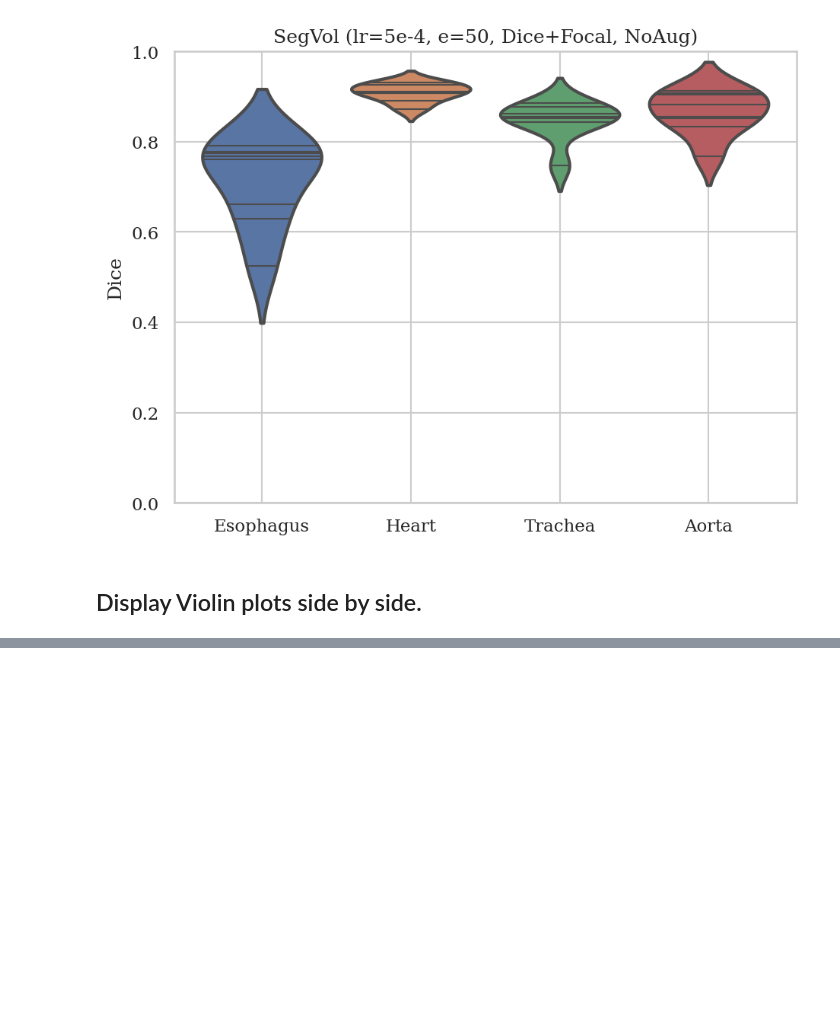
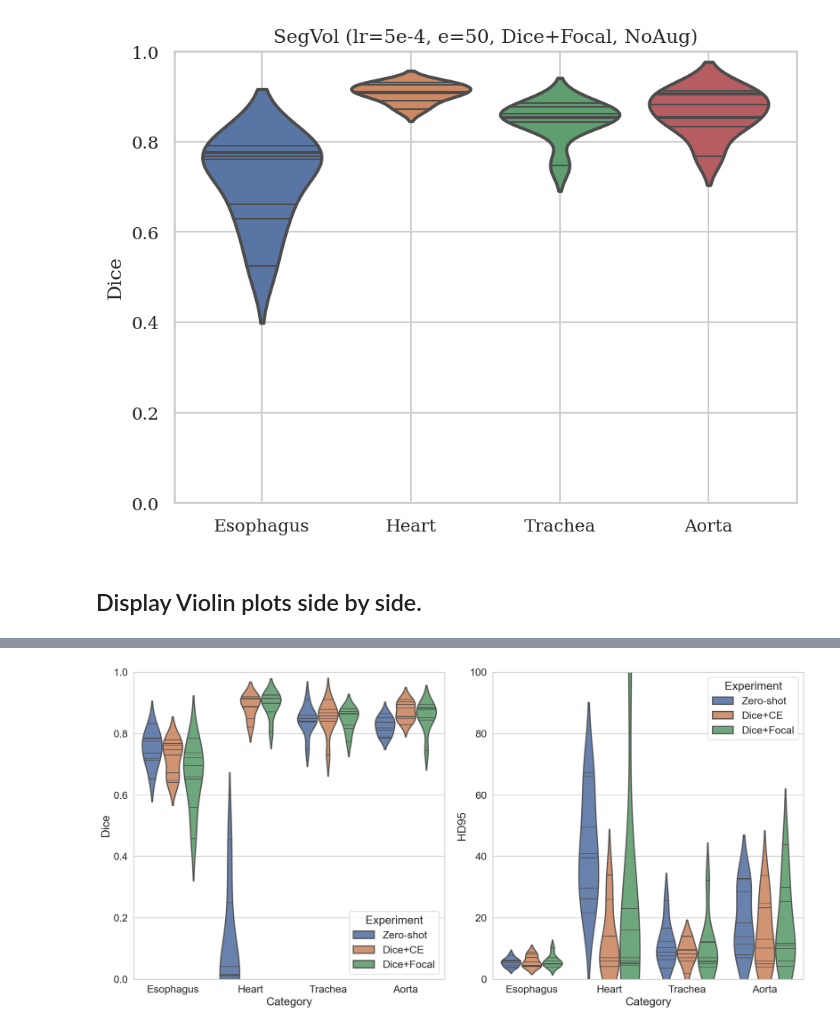
Before and after one commit to danilotpnta/ai4mi_project, a Jupyter notebook: notebooks/plotting.ipynb, the cells around one changed output, grey strips where cells are left out. Cells and saved outputs as stored; diff of their text form; code cells hidden in the pictures; blank space fills up the shorter version.

```diff
--- a/notebooks/plotting.ipynb
+++ b/notebooks/plotting.ipynb
@@ -176,0 +228,89 @@ print(sorted(experiments))
+# %%
+fig, ax = plt.subplots(1,2, figsize=(16,8))
+ax[0].set(ylabel="Dice", ylim=(0, 1))
+ax[1].set(ylabel="HD95", ylim=(0, 100))
+
+
+store_0 = np.load(experiments[0] / "dice_pred.npy")
+store_0 = store_0[:, 1:]  # Exclude background
+
+store_2 = np.load(experiments[2] / "dice_pred.npy")
+store_2 = store_2[:, 1:]  # Exclude background
+
+store_4 = np.load(experiments[4] / "dice_pred.npy")
+store_4 = store_4[:, 1:]  # Exclude background
+
+df = pd.concat(
+    [
+        pd.DataFrame(store_0, columns=categories[1:]).assign(Experiment="Zero-shot"),
+        pd.DataFrame(store_2, columns=categories[1:]).assign(Experiment="Dice+CE"),
+        pd.DataFrame(store_4, columns=categories[1:]).assign(Experiment="Dice+Focal"),
+    ]
+)
+
+# Convert dataframe from wide-form to long-form
+df_long = pd.melt(df, id_vars=["Experiment"], var_name="Category", value_name="Dice")
+# Create a violin plot
+
+
+sns.violinplot(
+    data=df_long,
+    x="Category",
+    y="Dice",
+    hue="Experiment",
+    density_norm="count",
+    native_scale=True,
+    linewidth=2,
+    gap=0.05,
+    common_norm=False,
+    # split=True,
+    inner="stick",
+    alpha=0.9,
+    ax=ax[0]
+)
+
+
+store_0 = np.load(experiments[0] / "hd95_pred.npy")
+store_0 = store_0[:, 1:]  # Exclude background
+
+store_2 = np.load(experiments[2] / "hd95_pred.npy")
+store_2 = store_2[:, 1:]  # Exclude background
+
+store_4 = np.load(experiments[4] / "hd95_pred.npy")
+store_4 = store_4[:, 1:]  # Exclude background
+
+df = pd.concat(
+    [
+        pd.DataFrame(store_0, columns=categories[1:]).assign(Experiment="Zero-shot"),
+        pd.DataFrame(store_2, columns=categories[1:]).assign(Experiment="Dice+CE"),
+        pd.DataFrame(store_4, columns=categories[1:]).assign(Experiment="Dice+Focal"),
+    ]
+)
+
+# Convert dataframe from wide-form to long-form
+df_long = pd.melt(df, id_vars=["Experiment"], var_name="Category", value_name="HD95")
+# Create a violin plot
+
+
+sns.violinplot(
+    data=df_long,
+    x="Category",
+    y="HD95",
+    hue="Experiment",
+    density_norm="count",
+    native_scale=True,
+    linewidth=2,
+    gap=0.05,
+    common_norm=False,
+    # split=True,
+    inner="stick",
+    alpha=0.9,
+    ax=ax[1]
+)
+
+
+plt.tight_layout()
+save_dir = curdir / "dice_zeroshot_vs_ft.png"
+plt.savefig(save_dir, bbox_inches="tight")
+# %% [output]
+[figure, added]
```
Also changed, not shown: parts of 9 cells of this notebook, 2 other files.
